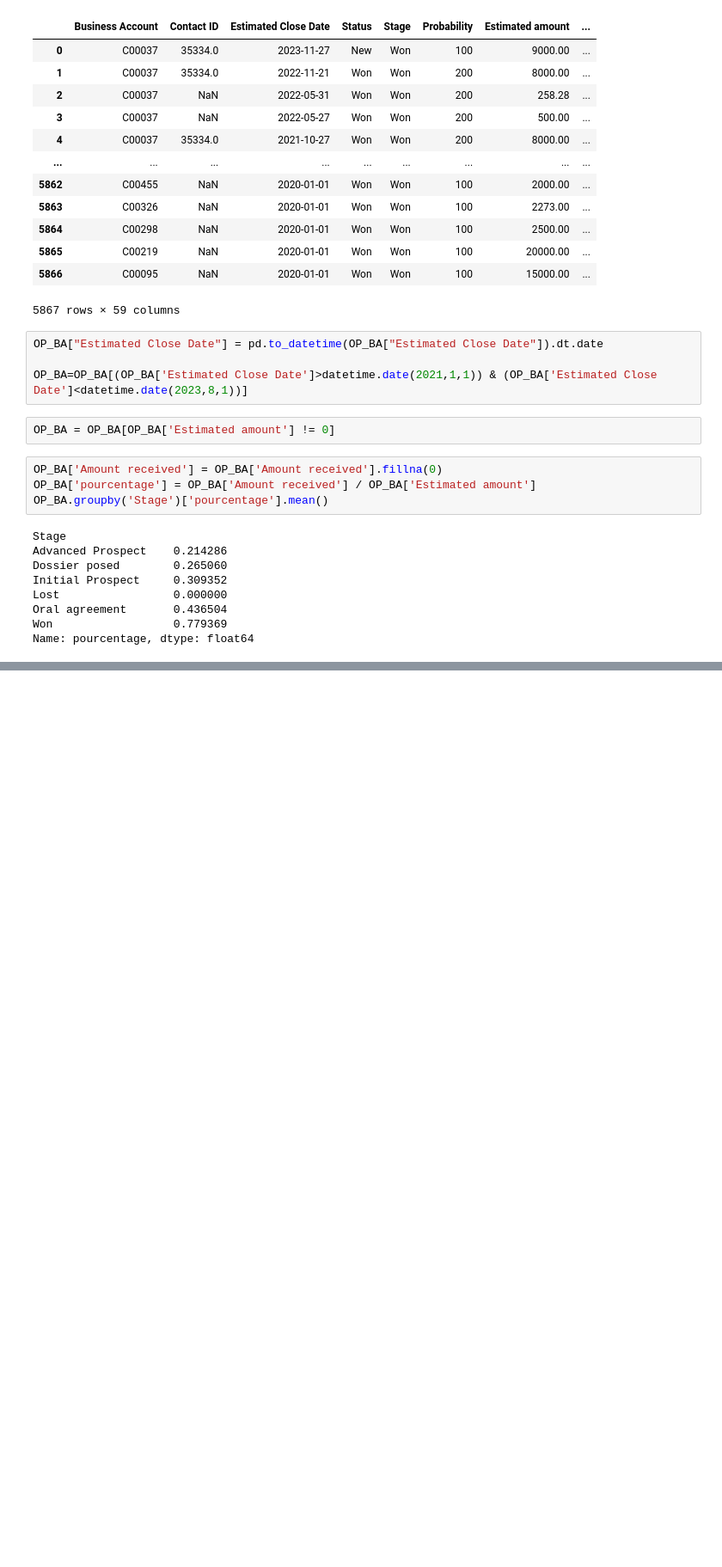
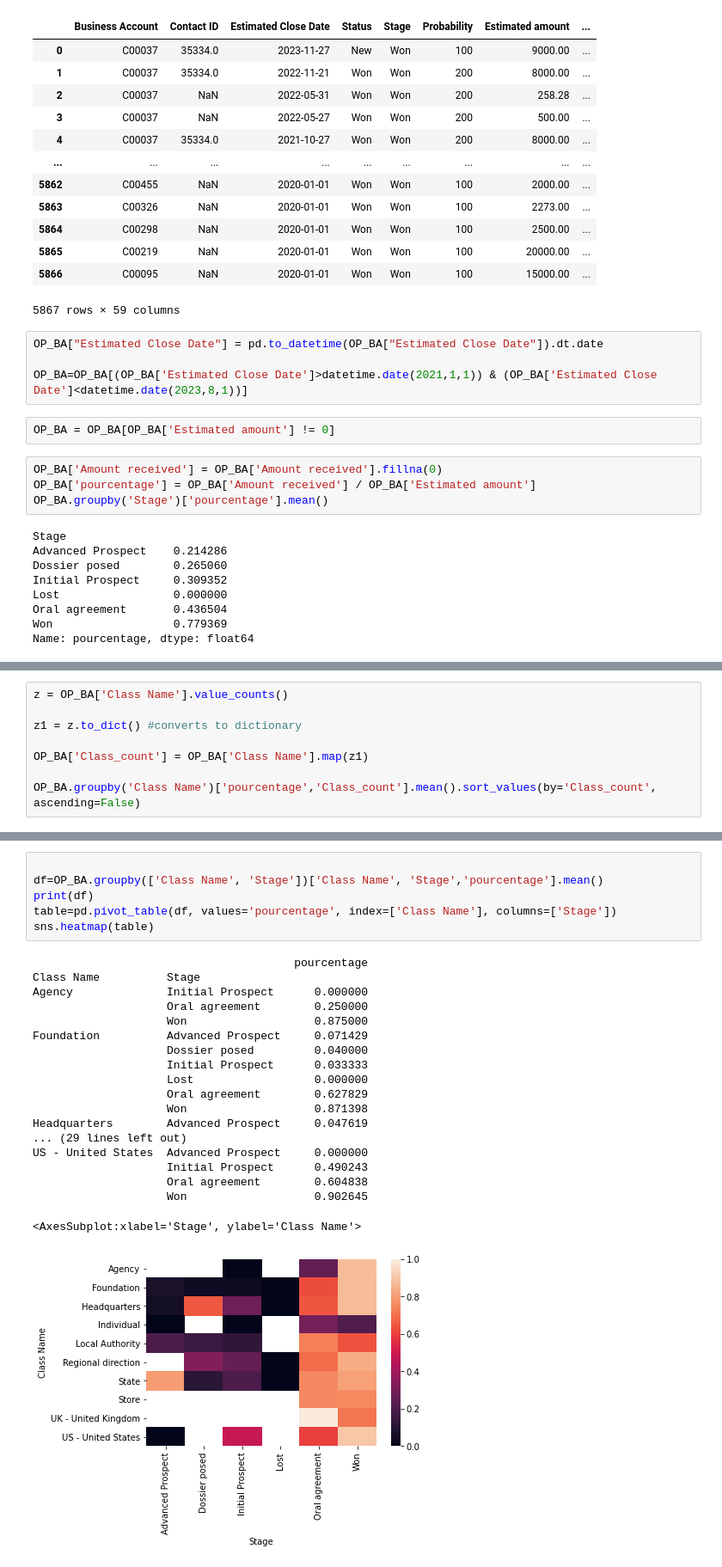
Before and after one commit to dfgparis23/Team-2, a Jupyter notebook: Analytics_Business_Account.ipynb, the cells around one changed output, grey strips where cells are left out. Shown: that part at 86% size. Saved outputs shown, nothing was run; the diff lists cells and outputs as text; blank space fills up the shorter version.

```diff
--- a/Analytics_Business_Account.ipynb
+++ b/Analytics_Business_Account.ipynb
@@ -103,0 +104,8 @@ OP_BA.groupby(by='Activity sector')['pourcentage','Sector_count'].mean().sort_va
+# %%
+z = OP_BA['Class Name'].value_counts()
+
+z1 = z.to_dict() #converts to dictionary
+
+OP_BA['Class_count'] = OP_BA['Class Name'].map(z1)
+
+OP_BA.groupby('Class Name')['pourcentage','Class_count'].mean().sort_values(by='Class_count', ascending=False)
@@ -103,0 +160,26 @@ OP_BA.groupby(by='Activity sector')['pourcentage','Sector_count'].mean().sort_va
+# %%
+
+df=OP_BA.groupby(['Class Name', 'Stage'])['Class Name', 'Stage','pourcentage'].mean()
+print(df)
+table=pd.pivot_table(df, values='pourcentage', index=['Class Name'], columns=['Stage'])
+sns.heatmap(table)
+# %% [output]
+                                       pourcentage
+Class Name          Stage
+Agency              Initial Prospect      0.000000
+                    Oral agreement        0.250000
+                    Won                   0.875000
+Foundation          Advanced Prospect     0.071429
+                    Dossier posed         0.040000
+                    Initial Prospect      0.033333
+                    Lost                  0.000000
+                    Oral agreement        0.627829
+                    Won                   0.871398
+Headquarters        Advanced Prospect     0.047619
+... (29 lines left out)
+US - United States  Advanced Prospect     0.000000
+                    Initial Prospect      0.490243
+                    Oral agreement        0.604838
+                    Won                   0.902645
+<AxesSubplot:xlabel='Stage', ylabel='Class Name'>
+[figure, added]
```
Also changed, not shown: parts of 5 cells of this notebook.
